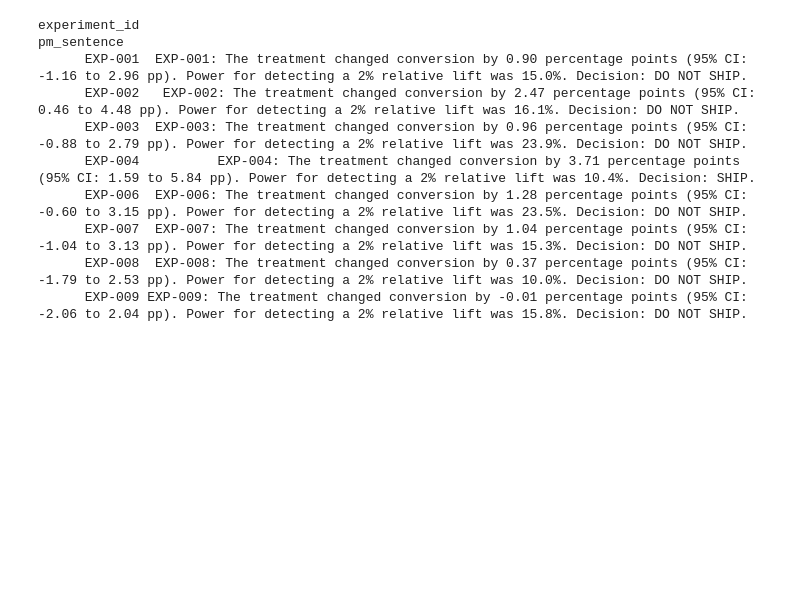
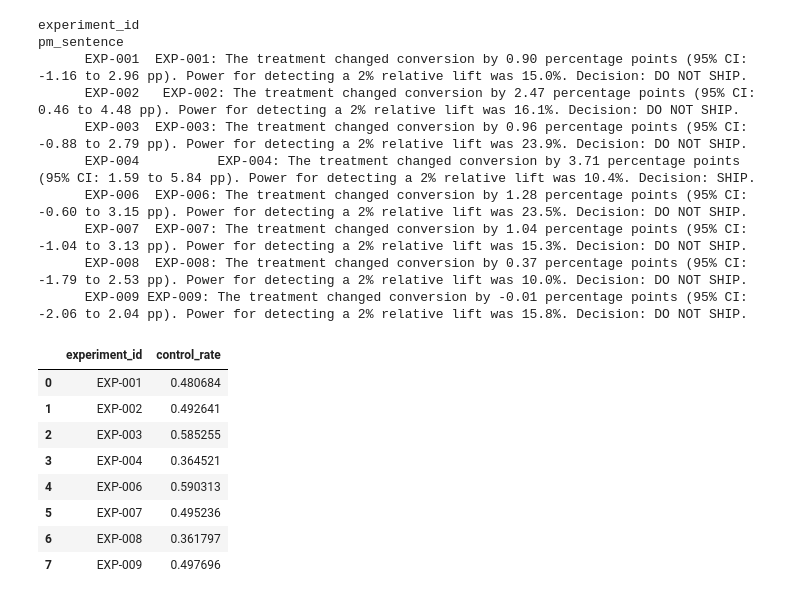
Before and after one commit to behwilionel-lang/skye8-ds-team-c-inference, a Jupyter notebook: notebooks/estimation.ipynb, the cells around one changed output. Cells and saved outputs as stored; diff of their text form; code cells hidden in the pictures; blank space fills up the shorter version.

```diff
--- a/notebooks/estimation.ipynb
+++ b/notebooks/estimation.ipynb
@@ -2135,3 +2135,16 @@ experiment_id
       EXP-007  EXP-007: The treatment changed conversion by 1.04 percentage points (95% CI: -1.04 to 3.13 pp). Power for detecting a 2% relative lift was 15.3%. Decision: DO NOT SHIP.
       EXP-008  EXP-008: The treatment changed conversion by 0.37 percentage points (95% CI: -1.79 to 2.53 pp). Power for detecting a 2% relative lift was 10.0%. Decision: DO NOT SHIP.
       EXP-009 EXP-009: The treatment changed conversion by -0.01 percentage points (95% CI: -2.06 to 2.04 pp). Power for detecting a 2% relative lift was 15.8%. Decision: DO NOT SHIP.
+# %%
+# Control conversion rates for the 8 analysable experiments
+stage_e_summary[["experiment_id", "control_rate"]]
+# %% [output]
+|  | experiment_id | control_rate |
+| 0 | EXP-001 | 0.480684 |
+| 1 | EXP-002 | 0.492641 |
+| 2 | EXP-003 | 0.585255 |
+| 3 | EXP-004 | 0.364521 |
+| 4 | EXP-006 | 0.590313 |
+| 5 | EXP-007 | 0.495236 |
+| 6 | EXP-008 | 0.361797 |
+| 7 | EXP-009 | 0.497696 |
```
Also changed, not shown: parts of 1 cell of this notebook, 2 other files.
